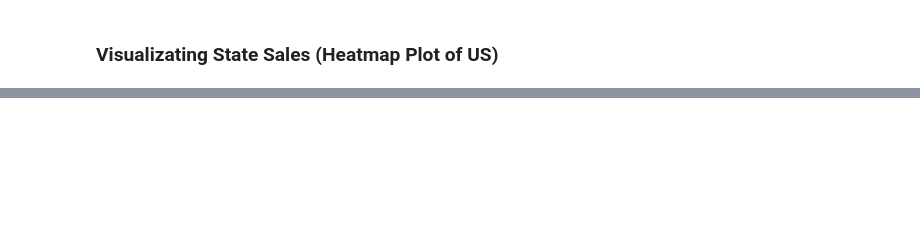
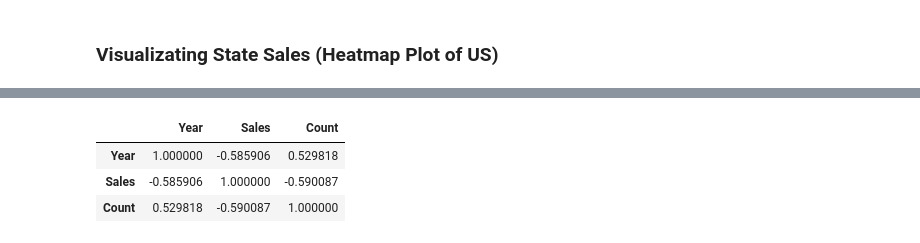
Before and after one commit to drusho/Analysis_of_US_Firework_Sales_and_Injuries, a Jupyter notebook: notebooks/Analysis_of_US_Firework_Sales_and_Injuries.ipynb, the cells around one changed output, grey strips where cells are left out. Saved outputs shown, nothing was run; the diff lists cells and outputs as text; code cells hidden in the pictures; blank space fills up the shorter version.

```diff
--- a/notebooks/Analysis_of_US_Firework_Sales_and_Injuries.ipynb
+++ b/notebooks/Analysis_of_US_Firework_Sales_and_Injuries.ipynb
@@ -699,0 +746,8 @@ fig.write_html("Total State Firework Sales ($USD) 2016-2020 (map).html")
+# %%
+# Correlation
+df_merged.corr()
+# %% [output]
+|  | Year | Sales | Count |
+| Year | 1.000000 | -0.585906 | 0.529818 |
+| Sales | -0.585906 | 1.000000 | -0.590087 |
+| Count | 0.529818 | -0.590087 | 1.000000 |
```
Also changed, not shown: parts of 7 cells of this notebook.
